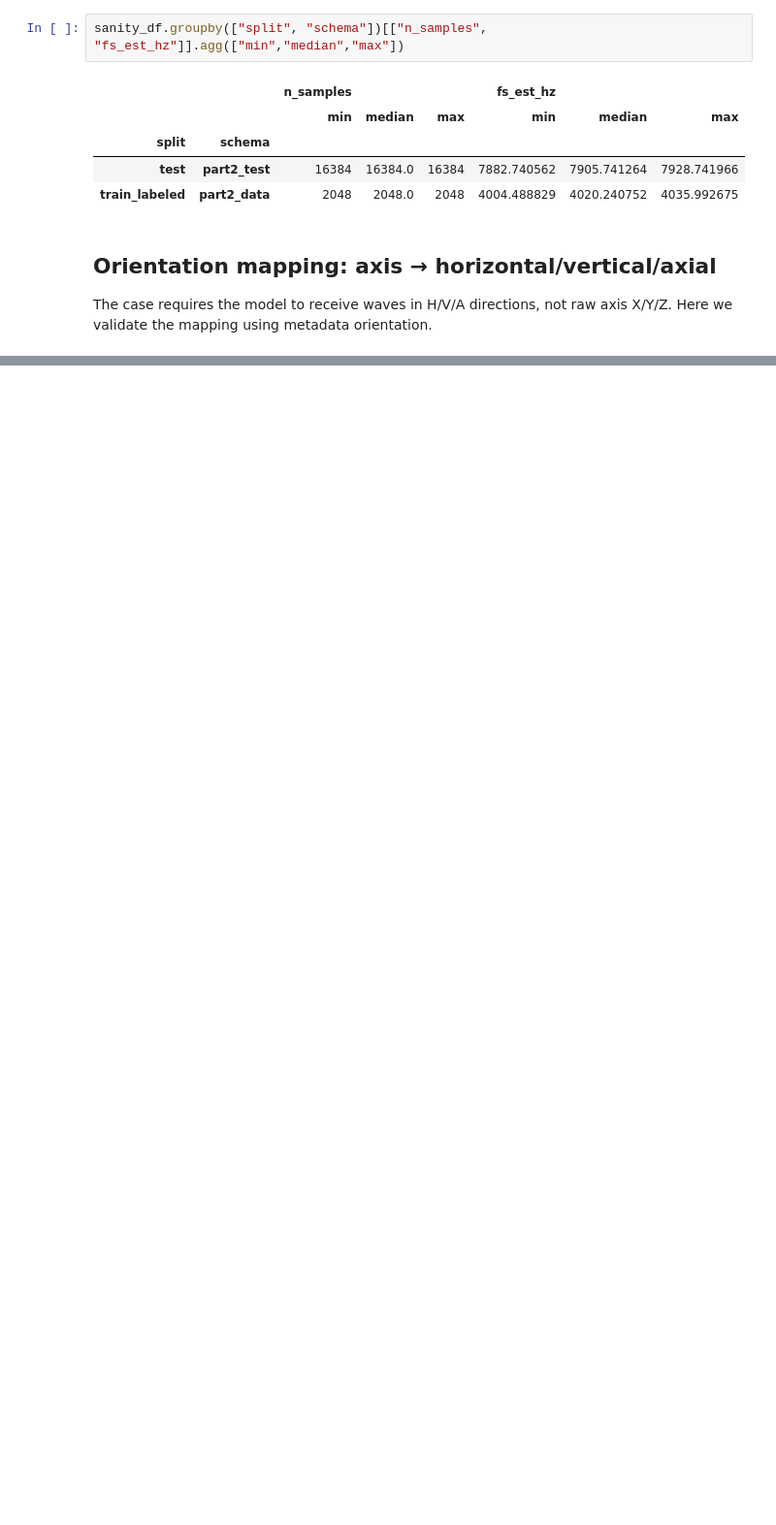
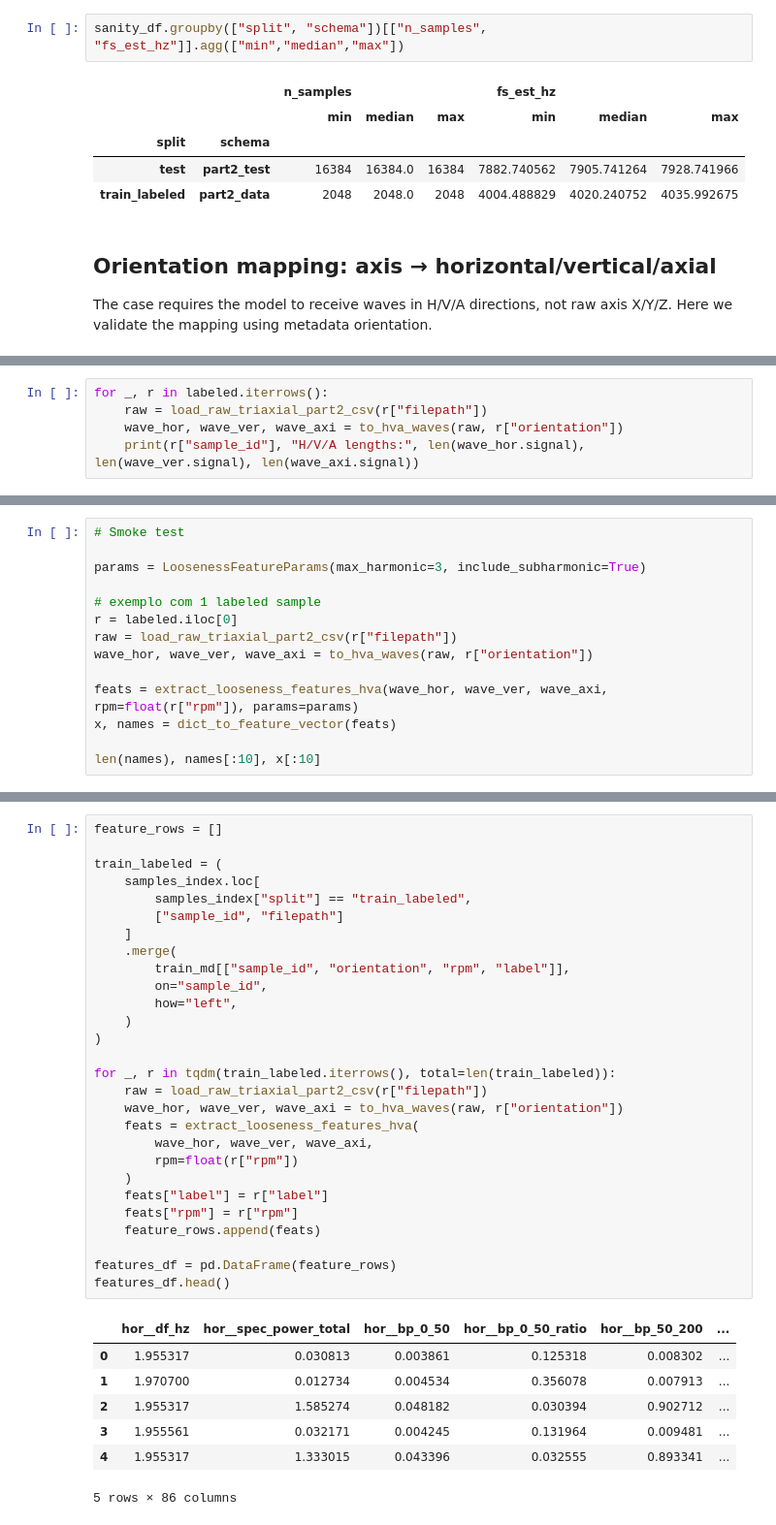
Before and after one commit to marioandrededeus/vibration-condition-monitoring, a Jupyter notebook: notebooks/01_part2_pipeline.ipynb, the cells around one changed output, grey strips where cells are left out. Shown at 97% size. Cells and saved outputs as stored; diff of their text form; blank space fills up the shorter version.

Commit message:
feat(part2): complete feature generation pipeline for labeled dataset

```diff
--- a/notebooks/01_part2_pipeline.ipynb
+++ b/notebooks/01_part2_pipeline.ipynb
@@ -245,0 +252,5 @@ KeyError: "['rpm', 'label'] not in index"
+# %%
+for _, r in labeled.iterrows():
+    raw = load_raw_triaxial_part2_csv(r["filepath"])
+    wave_hor, wave_ver, wave_axi = to_hva_waves(raw, r["orientation"])
+    print(r["sample_id"], "H/V/A lengths:", len(wave_hor.signal), len(wave_ver.signal), len(wave_axi.signal))
@@ -245,0 +353,14 @@ KeyError: "['rpm', 'label'] not in index"
+# %%
+# Smoke test
+
+params = LoosenessFeatureParams(max_harmonic=3, include_subharmonic=True)
+
+# exemplo com 1 labeled sample
+r = labeled.iloc[0]
+raw = load_raw_triaxial_part2_csv(r["filepath"])
+wave_hor, wave_ver, wave_axi = to_hva_waves(raw, r["orientation"])
+
+feats = extract_looseness_features_hva(wave_hor, wave_ver, wave_axi, rpm=float(r["rpm"]), params=params)
+x, names = dict_to_feature_vector(feats)
+
+len(names), names[:10], x[:10]
@@ -245,0 +474,36 @@ KeyError: "['rpm', 'label'] not in index"
+# %%
+feature_rows = []
+
+train_labeled = (
+    samples_index.loc[
+        samples_index["split"] == "train_labeled",
+        ["sample_id", "filepath"]
+    ]
+    .merge(
+        train_md[["sample_id", "orientation", "rpm", "label"]],
+        on="sample_id",
+        how="left",
+    )
+)
+
+for _, r in tqdm(train_labeled.iterrows(), total=len(train_labeled)):
+    raw = load_raw_triaxial_part2_csv(r["filepath"])
+    wave_hor, wave_ver, wave_axi = to_hva_waves(raw, r["orientation"])
+    feats = extract_looseness_features_hva(
+        wave_hor, wave_ver, wave_axi,
+        rpm=float(r["rpm"])
+    )
+    feats["label"] = r["label"]
+    feats["rpm"] = r["rpm"]
+    feature_rows.append(feats)
+
+features_df = pd.DataFrame(feature_rows)
+features_df.head()
+# %% [output]
+|  | hor__df_hz | hor__spec_power_total | hor__bp_0_50 | hor__bp_0_50_ratio | hor__bp_50_200 | ... |
+| 0 | 1.955317 | 0.030813 | 0.003861 | 0.125318 | 0.008302 | ... |
+| 1 | 1.970700 | 0.012734 | 0.004534 | 0.356078 | 0.007913 | ... |
+| 2 | 1.955317 | 1.585274 | 0.048182 | 0.030394 | 0.902712 | ... |
+| 3 | 1.955561 | 0.032171 | 0.004245 | 0.131964 | 0.009481 | ... |
+| 4 | 1.955317 | 1.333015 | 0.043396 | 0.032555 | 0.893341 | ... |
+5 rows × 86 columns
```
Also changed, not shown: parts of 7 cells of this notebook.
